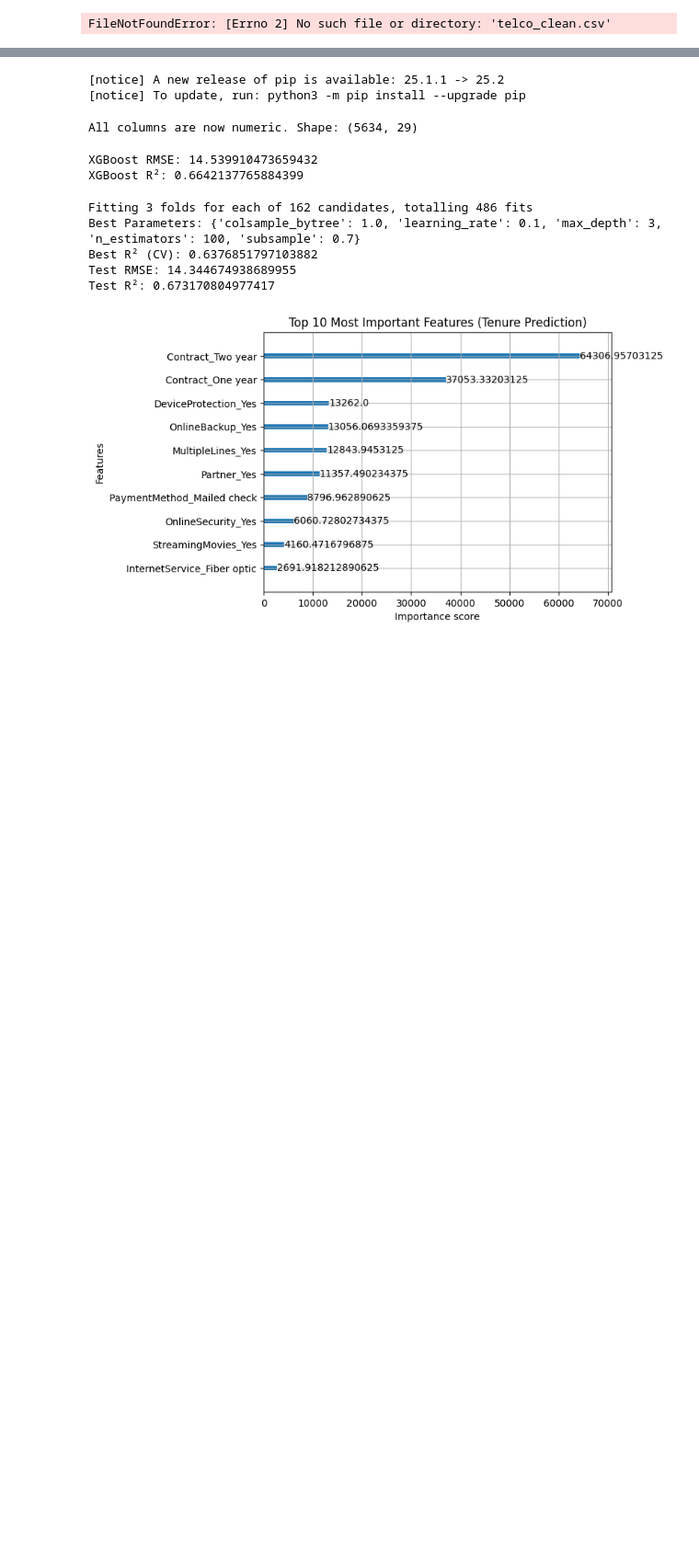
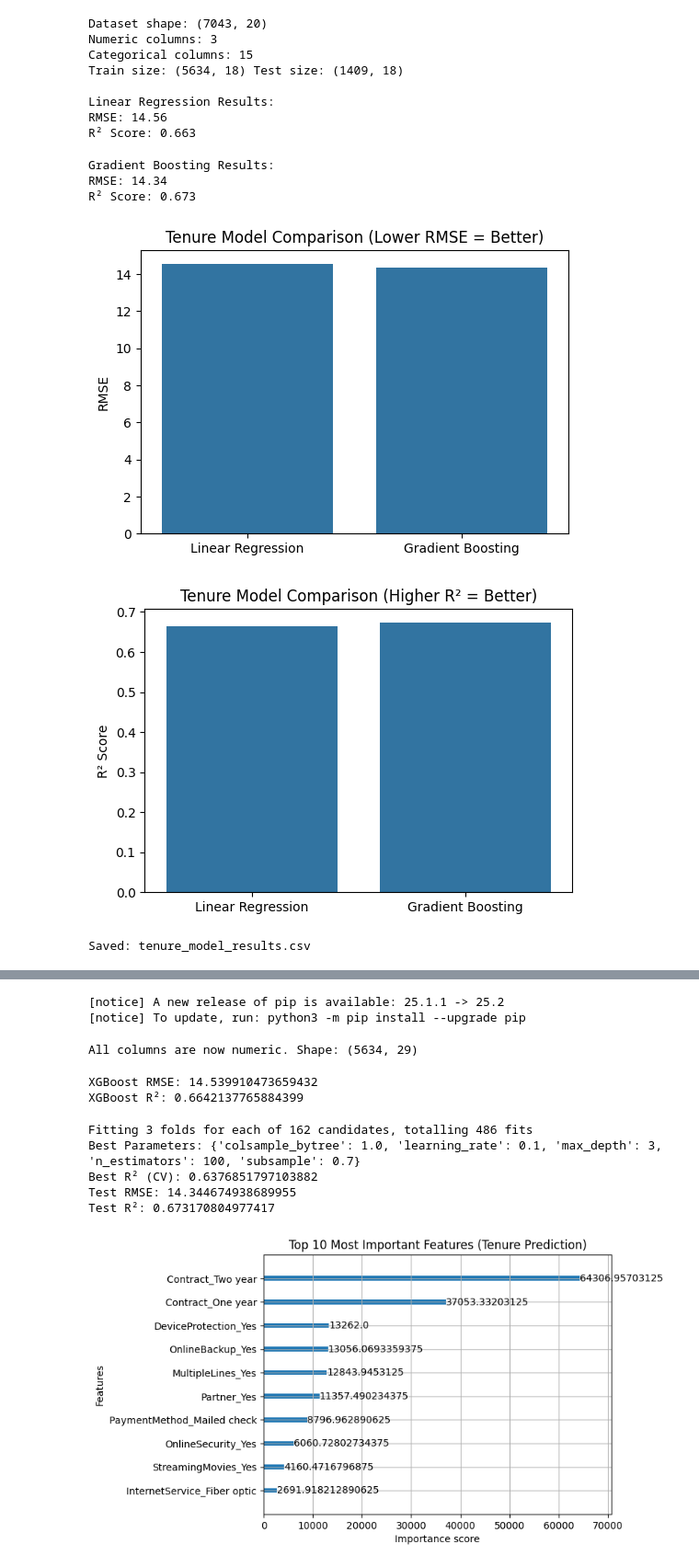
Before and after one commit to jporte111/Jack-Porters-Customer-Churn-Project, a Jupyter notebook: Notebooks/tenure_prediction_model.ipynb, the cells around one changed output, grey strips where cells are left out. Shown at 92% size. Saved outputs shown, nothing was run; the diff lists cells and outputs as text; code cells hidden in the pictures; blank space fills up the shorter version.

```diff
--- a/Notebooks/tenure_prediction_model.ipynb
+++ b/Notebooks/tenure_prediction_model.ipynb
@@ -16,7 +16,7 @@ from sklearn.ensemble import GradientBoostingRegressor
 from sklearn.metrics import mean_squared_error, r2_score
 
 # 2. Load Clean Dataset
-df = pd.read_csv("telco_clean.csv")
+df = pd.read_csv("../Data/telco_clean.csv")
 print("Dataset shape:", df.shape)
 df.head()
 
@@ -83,35 +83,48 @@ r2_gbr = r2_score(y_test, y_pred_gbr)
 
 print("\nGradient Boosting Results:")
 print(f"RMSE: {rmse_gbr:.2f}")
 print(f"R² Score: {r2_gbr:.3f}")
 
 # 8. Comparison Visualization
 models = ["Linear Regression", "Gradient Boosting"]
 rmse_scores = [rmse_lin, rmse_gbr]
 r2_scores = [r2_lin, r2_gbr]
 
 plt.figure(figsize=(6,4))
 sns.barplot(x=models, y=rmse_scores)
 plt.title("Tenure Model Comparison (Lower RMSE = Better)")
 plt.ylabel("RMSE")
 plt.show()
 
 plt.figure(figsize=(6,4))
 sns.barplot(x=models, y=r2_scores)
 plt.title("Tenure Model Comparison (Higher R² = Better)")
 plt.ylabel("R² Score")
 plt.show()
 
 # 9. Save Model Results
 results = pd.DataFrame({
     "Model": models,
     "RMSE": rmse_scores,
     "R2_Score": r2_scores
 })
-results.to_csv("tenure_model_results.csv", index=False)
+results.to_csv("../Results/tenure_model_results.csv", index=False)
 print("\nSaved: tenure_model_results.csv")
 # %% [output]
-FileNotFoundError: [Errno 2] No such file or directory: 'telco_clean.csv'
+Dataset shape: (7043, 20)
+Numeric columns: 3
+Categorical columns: 15
+Train size: (5634, 18) Test size: (1409, 18)
+
+Linear Regression Results:
+RMSE: 14.56
+R² Score: 0.663
+Gradient Boosting Results:
+RMSE: 14.34
+R² Score: 0.673
+[figure, added]
+[figure, added]
+Saved: tenure_model_results.csv
 # %%
 from sklearn.model_selection import GridSearchCV
 
```
Also changed, not shown: parts of 1 cell of this notebook.
